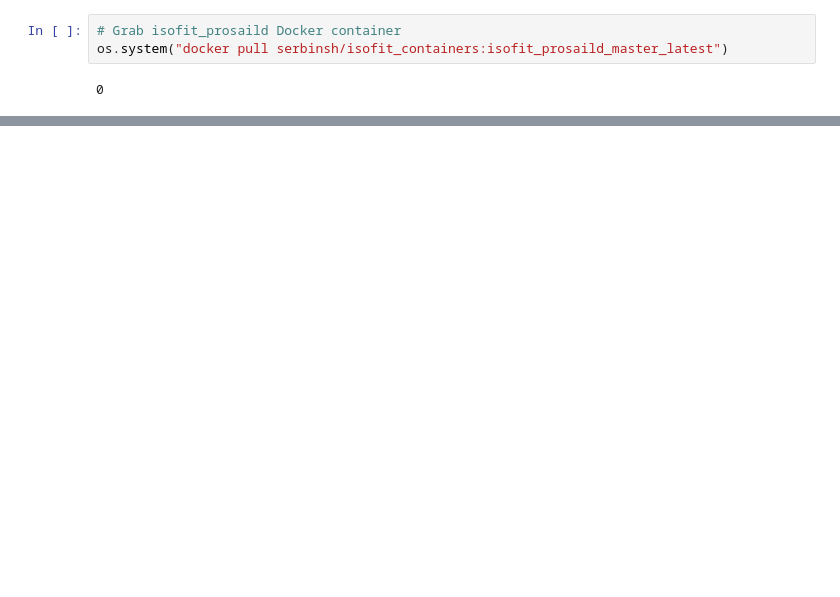
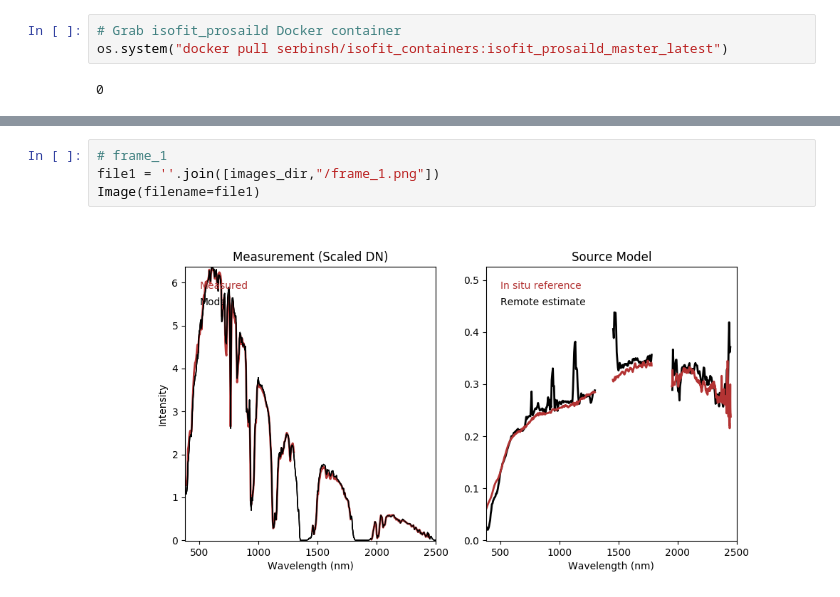
Before and after one commit to serbinsh/isofit_docker, a Jupyter notebook: notebooks/run_isofit_custom_scripts.ipynb, the cells around one changed output, grey strips where cells are left out. Drawn from its saved outputs; the diff is of its cells as text; blank space fills up the shorter version.

```diff
--- a/notebooks/run_isofit_custom_scripts.ipynb
+++ b/notebooks/run_isofit_custom_scripts.ipynb
@@ -69,0 +88,6 @@ print(end - start)
+# %%
+# frame_1
+file1 = ''.join([images_dir,"/frame_1.png"])
+Image(filename=file1)
+# %% [output]
+[figure, added]
```
Also changed, not shown: parts of 16 cells of this notebook, 4 other files.
